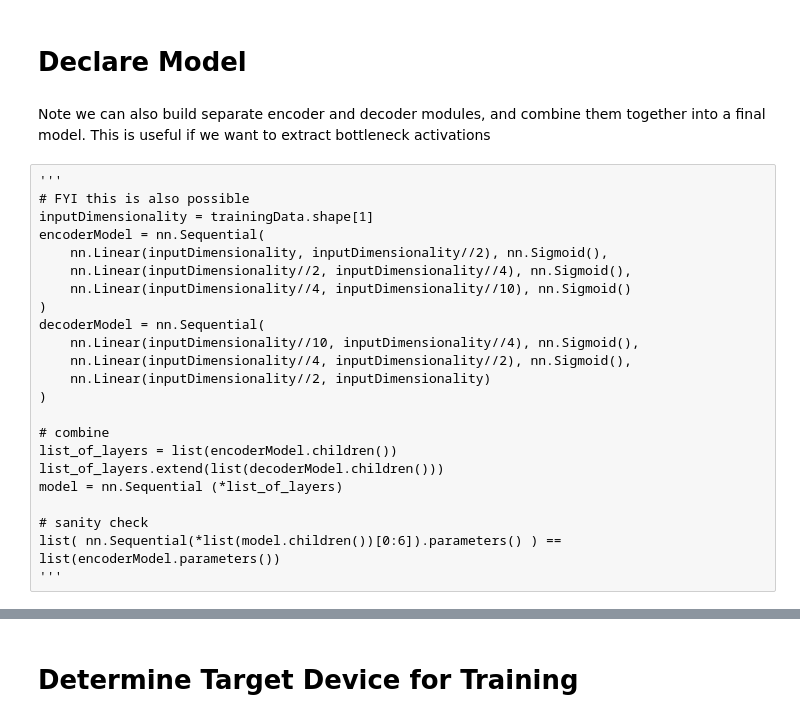
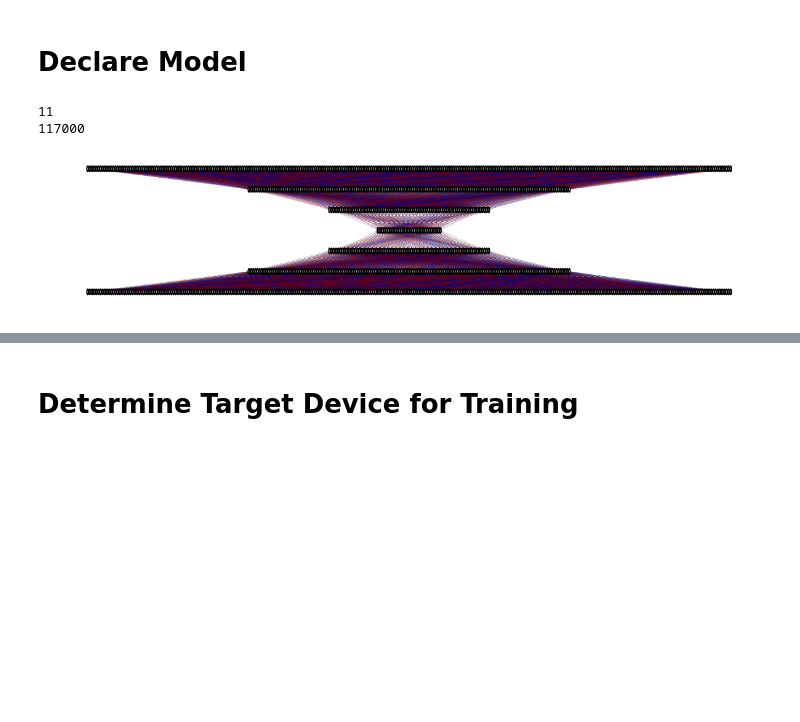
Before and after one commit to chini5ko/environmental-hack, a Jupyter notebook: autoencoder_tutorial/tutorial_timeseries_autoencoder_pyTorch.ipynb, the cells around one changed output, grey strips where cells are left out. Drawn from its saved outputs; the diff is of its cells as text; code cells hidden in the pictures; blank space fills up the shorter version.

```diff
--- a/autoencoder_tutorial/tutorial_timeseries_autoencoder_pyTorch.ipynb
+++ b/autoencoder_tutorial/tutorial_timeseries_autoencoder_pyTorch.ipynb
@@ -161,34 +145,24 @@ model = nn.Sequential (
     nn.Linear(inputDimensionality//4, inputDimensionality//2), nn.Sigmoid(),
     nn.Linear(inputDimensionality//2, inputDimensionality)
 )
-# %% [markdown]
-Note we can also build separate encoder and decoder modules, and combine them together into a final model. This is useful if we want to extract bottleneck activations
-# %% [raw]
-'''
-# FYI this is also possible
-inputDimensionality = trainingData.shape[1]
-encoderModel = nn.Sequential(
-    nn.Linear(inputDimensionality, inputDimensionality//2), nn.Sigmoid(),
-    nn.Linear(inputDimensionality//2, inputDimensionality//4), nn.Sigmoid(),
-    nn.Linear(inputDimensionality//4, inputDimensionality//10), nn.Sigmoid()
-)
-decoderModel = nn.Sequential(
-    nn.Linear(inputDimensionality//10, inputDimensionality//4), nn.Sigmoid(),
-    nn.Linear(inputDimensionality//4, inputDimensionality//2), nn.Sigmoid(),
-    nn.Linear(inputDimensionality//2, inputDimensionality)
-)
-
-# combine
-list_of_layers = list(encoderModel.children())
-list_of_layers.extend(list(decoderModel.children()))
-model = nn.Sequential (*list_of_layers)
-
-# sanity check
-list( nn.Sequential(*list(model.children())[0:6]).parameters() ) == list(encoderModel.parameters())
-'''
 # %%
 from nnViz_pytorch import *
+# %%
+%matplotlib inline
+plt.rcParams['figure.figsize'] = [9.5, 13]
+plt.rcParams['figure.subplot.left'] = plt.rcParams['figure.subplot.bottom'] = .1
+plt.rcParams['figure.subplot.right'] = plt.rcParams['figure.subplot.top'] = .9
 # %%
 startTime = time.time()
-visualize_model(model)
+
+plt.figure(figsize=(20,4)); ax = plt.gca()
+
+visualize_model(model, ax)
+
+plt.axis('tight'); plt.axis('off'); plt.show()
+
 print('elapsed time: {}'.format(time.time()-startTime))
+# %% [output]
+11
+117000
+[figure, added]
```
Also changed, not shown: parts of 7 cells of this notebook, 1 other file.
